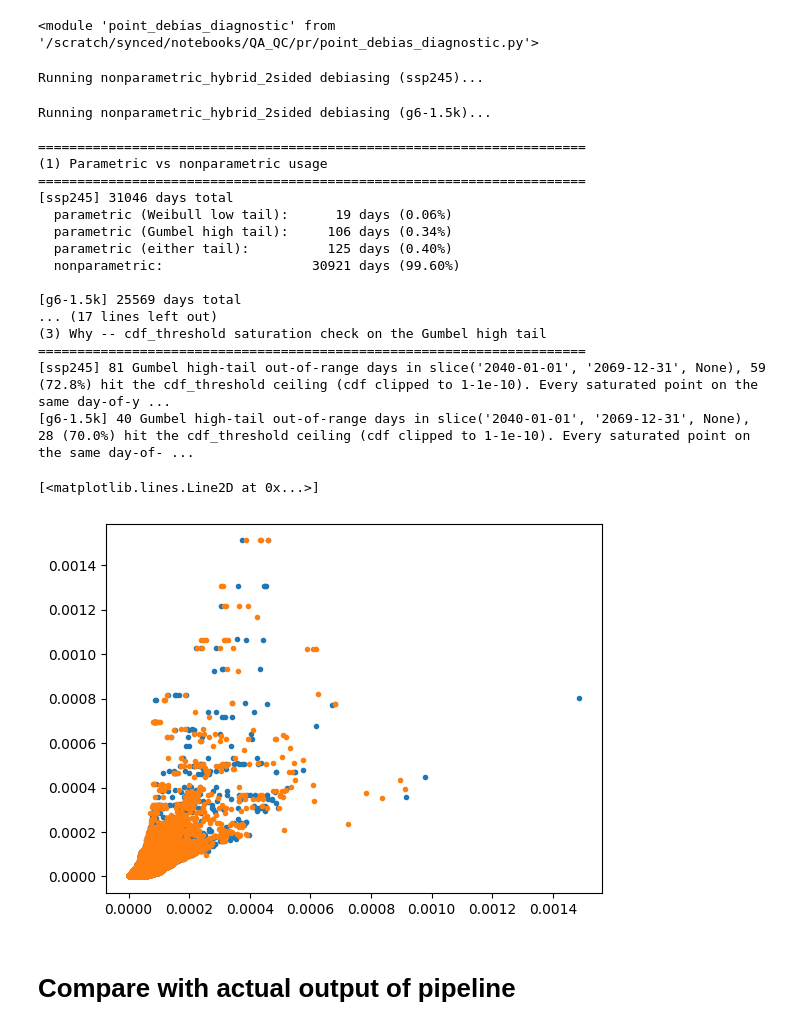
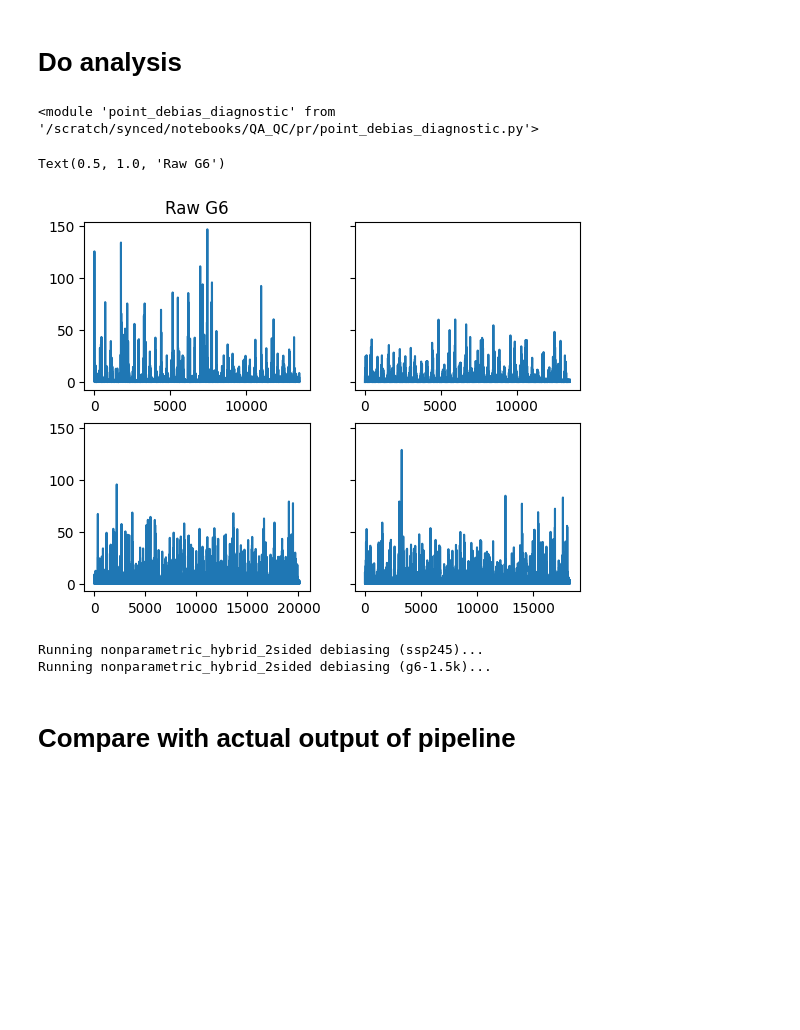
Before and after one commit to carbonplan/sai-downscaling, a Jupyter notebook: notebooks/QA_QC/pr/bug_drilldown.ipynb, the cells around one changed output. Saved outputs shown, nothing was run; the diff lists cells and outputs as text; code cells hidden in the pictures; blank space fills up the shorter version.

```diff
--- a/notebooks/QA_QC/pr/bug_drilldown.ipynb
+++ b/notebooks/QA_QC/pr/bug_drilldown.ipynb
@@ -33,0 +18,25 @@ era5_pt = era5.sel(lat=ilat, lon=ilon, method='nearest')[var].sel(time=train_sli
+# %%
+obs_cache_path = (
+    "s3://carbonplan-scratch/srm/bcsd-cache/production/CESM2-WACCM-ERA5-global.icechunk"
+)
+obs_branch = "v0.11.1"  # scratch/intermediate artifacts always live on "main", per ArtifactCache
+
+coarse_obs = (
+    open_icechunk(
+        path=obs_cache_path,
+        branch=obs_branch,
+        group="obs/" + var,
+    )[var]
+    * 86400
+)
+# %%
+ilat = 1.5
+ilon = -82.5
+
+train_slice = slice("1978-01-01", "2014-12-31")
+fut_slice = slice("2040-01-01", "2069-12-31")
+
+raw_ssp_pt = raw_ssp.sel(lat=ilat, lon=ilon, method="nearest")
+raw_g6_pt = raw_g6.sel(lat=ilat, lon=ilon, method="nearest")
+raw_historical_pt = raw_historical.sel(lat=ilat, lon=ilon, method="nearest").sel(time=train_slice)
+era5_pt = coarse_obs.sel(lat=ilat, lon=ilon, method="nearest").sel(time=train_slice)
@@ -34,3 +89,5 @@ era5_pt = era5.sel(lat=ilat, lon=ilon, method='nearest')[var].sel(time=train_sli
+# %% [markdown]
+# Do analysis
 # %%
 import point_debias_diagnostic as pdd
 # %%
@@ -38,32 +96,23 @@ import importlib
 importlib.reload(pdd)
 # %% [output]
 <module 'point_debias_diagnostic' from '/scratch/synced/notebooks/QA_QC/pr/point_debias_diagnostic.py'>
+# %%
+fig, axes = plt.subplots(nrows=2, ncols=2, sharey=True)
+axes[0, 0].plot(era5_pt)
+axes[0, 0].set_title("Coarsened ERA5")
+axes[0, 1].plot(raw_historical_pt)
+axes[0, 0].set_title("Raw historical")
+axes[1, 0].plot(raw_ssp_pt)
+axes[0, 0].set_title("Raw SSP")
+axes[1, 1].plot(raw_g6_pt)
+axes[0, 0].set_title("Raw G6")
+# %% [output]
+Text(0.5, 1.0, 'Raw G6')
+[figure, added]
 # %%
-results = pdd.run_analysis(era5_pt, raw_historical_pt, raw_ssp_pt, raw_g6_pt)
+results = pdd.run_analysis(era5_pt, raw_historical_pt, raw_ssp_pt, raw_g6_pt, do_diagnostics=False)
 # %% [output]
 Running nonparametric_hybrid_2sided debiasing (ssp245)...
+Running nonparametric_hybrid_2sided debiasing (g6-1.5k)...
-Running nonparametric_hybrid_2sided debiasing (g6-1.5k)...
-
-======================================================================
-(1) Parametric vs nonparametric usage
-======================================================================
-[ssp245] 31046 days total
-  parametric (Weibull low tail):      19 days (0.06%)
-  parametric (Gumbel high tail):     106 days (0.34%)
-  parametric (either tail):          125 days (0.40%)
-  nonparametric:                   30921 days (99.60%)
-
-[g6-1.5k] 25569 days total
-... (17 lines left out)
-(3) Why -- cdf_threshold saturation check on the Gumbel high tail
-======================================================================
-[ssp245] 81 Gumbel high-tail out-of-range days in slice('2040-01-01', '2069-12-31', None), 59 (72.8%) hit the cdf_threshold ceiling (cdf clipped to 1-1e-10). Every saturated point on the same day-of-y ...
-[g6-1.5k] 40 Gumbel high-tail out-of-range days in slice('2040-01-01', '2069-12-31', None), 28 (70.0%) hit the cdf_threshold ceiling (cdf clipped to 1-1e-10). Every saturated point on the same day-of- ...
-# %%
-plt.plot(raw_g6_pt.sel(time=fut_slice),results["debiased_g6"].sel(time=fut_slice),'.')
-plt.plot(raw_ssp_pt.sel(time=fut_slice),results["debiased_ssp"].sel(time=fut_slice),'.')
-# %% [output]
-[<matplotlib.lines.Line2D at 0x...>]
-[figure, removed]
 # %% [markdown]
 # Compare with actual output of pipeline
```
Also changed, not shown: parts of 12 cells of this notebook, 5 other files.
